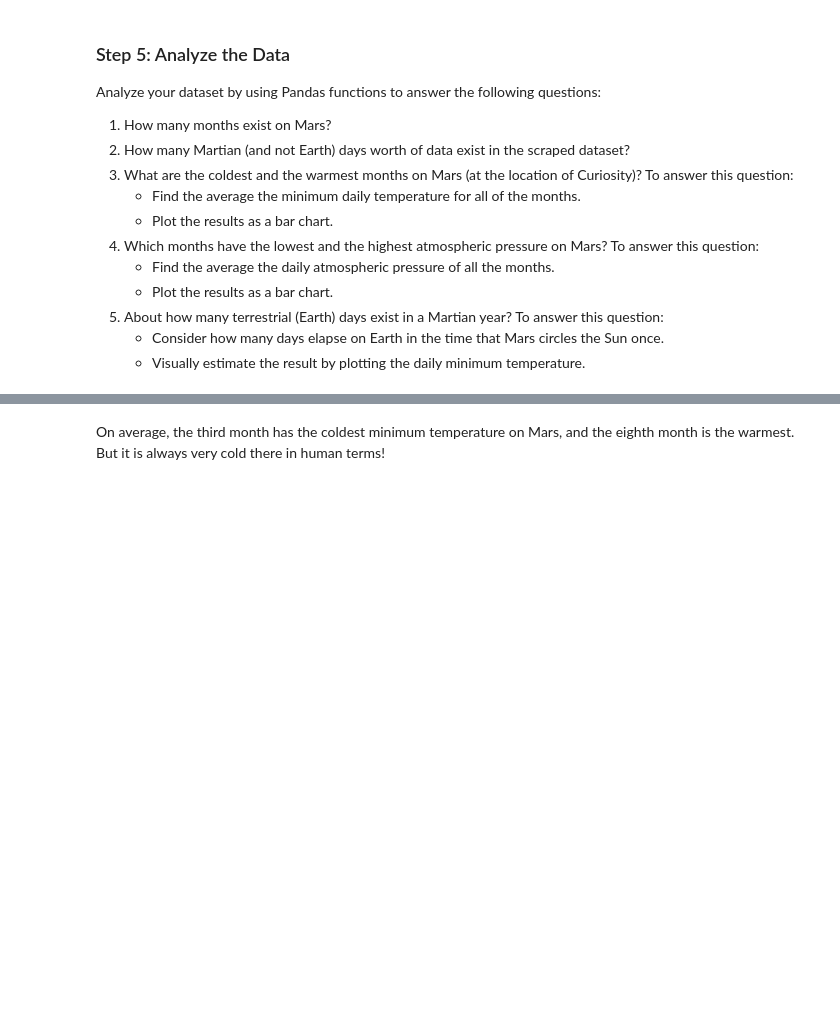
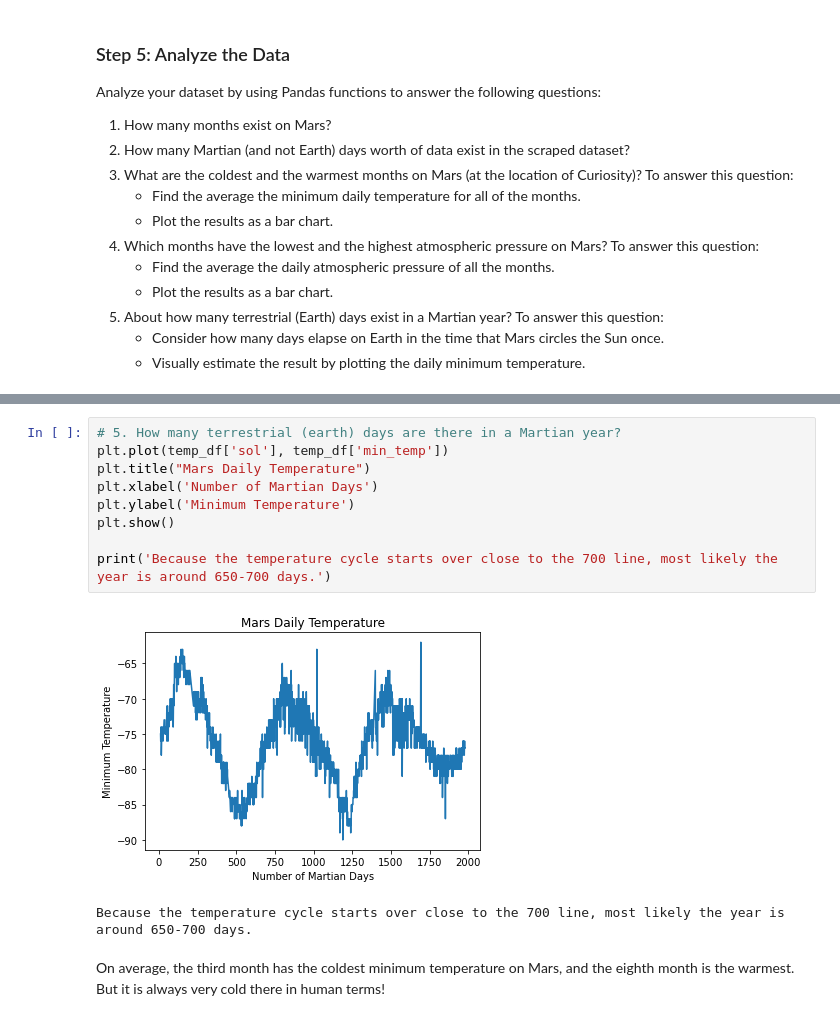
Before and after one commit to Jwarner1027/html-challenge, a Jupyter notebook: part_2_mars_weather.ipynb, the cells around one changed output, grey strips where cells are left out. Drawn from its saved outputs; the diff is of its cells as text; blank space fills up the shorter version.

```diff
--- a/part_2_mars_weather.ipynb
+++ b/part_2_mars_weather.ipynb
@@ -153,3 +227,15 @@ Analyze your dataset by using Pandas functions to answer the following questions
+# %%
+# 5. How many terrestrial (earth) days are there in a Martian year?
+plt.plot(temp_df['sol'], temp_df['min_temp'])
+plt.title("Mars Daily Temperature")
+plt.xlabel('Number of Martian Days')
+plt.ylabel('Minimum Temperature')
+plt.show()
+
+print('Because the temperature cycle starts over close to the 700 line, most likely the year is around 650-700 days.')
+# %% [output]
+[figure, added]
+Because the temperature cycle starts over close to the 700 line, most likely the year is around 650-700 days.
 # %% [markdown]
 On average, the third month has the coldest minimum temperature on Mars, and the eighth month is the warmest. But it is always very cold there in human terms!
 # %% [markdown]
```
Also changed, not shown: parts of 24 cells of this notebook, 1 other file.
